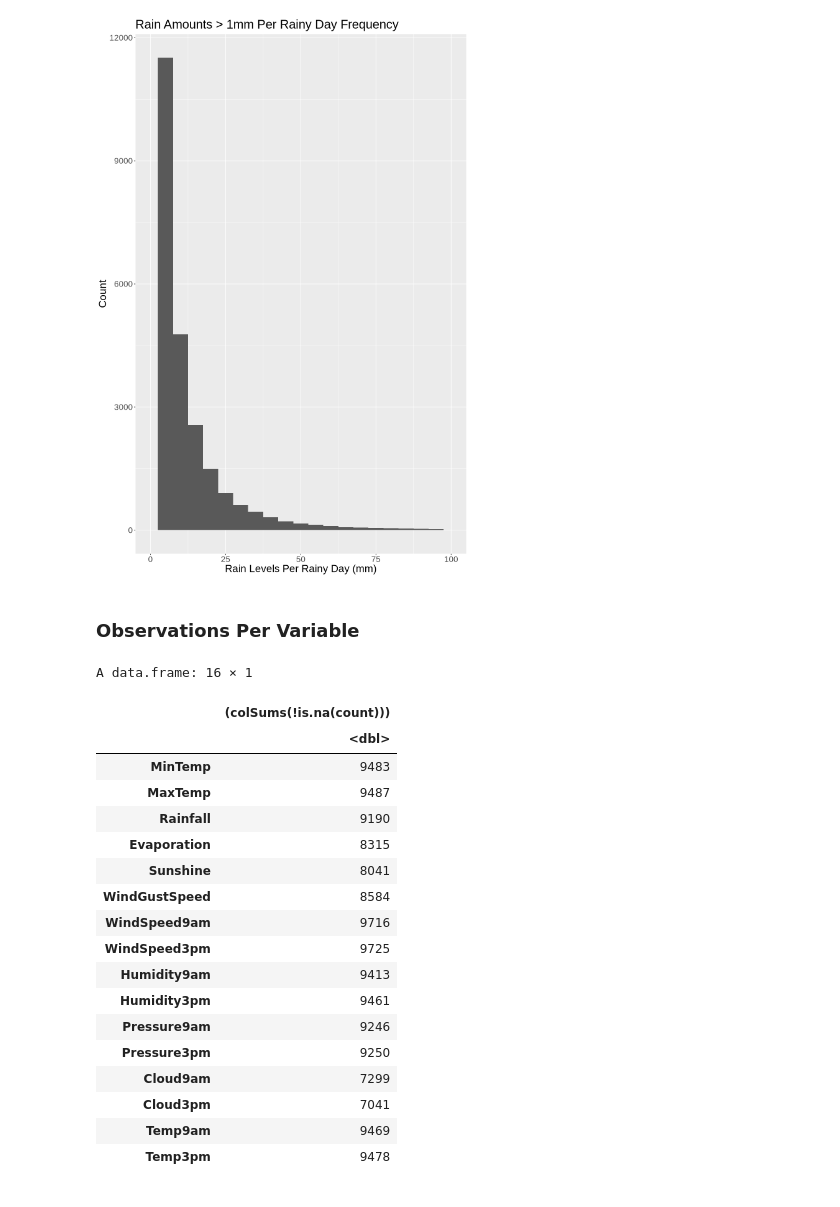
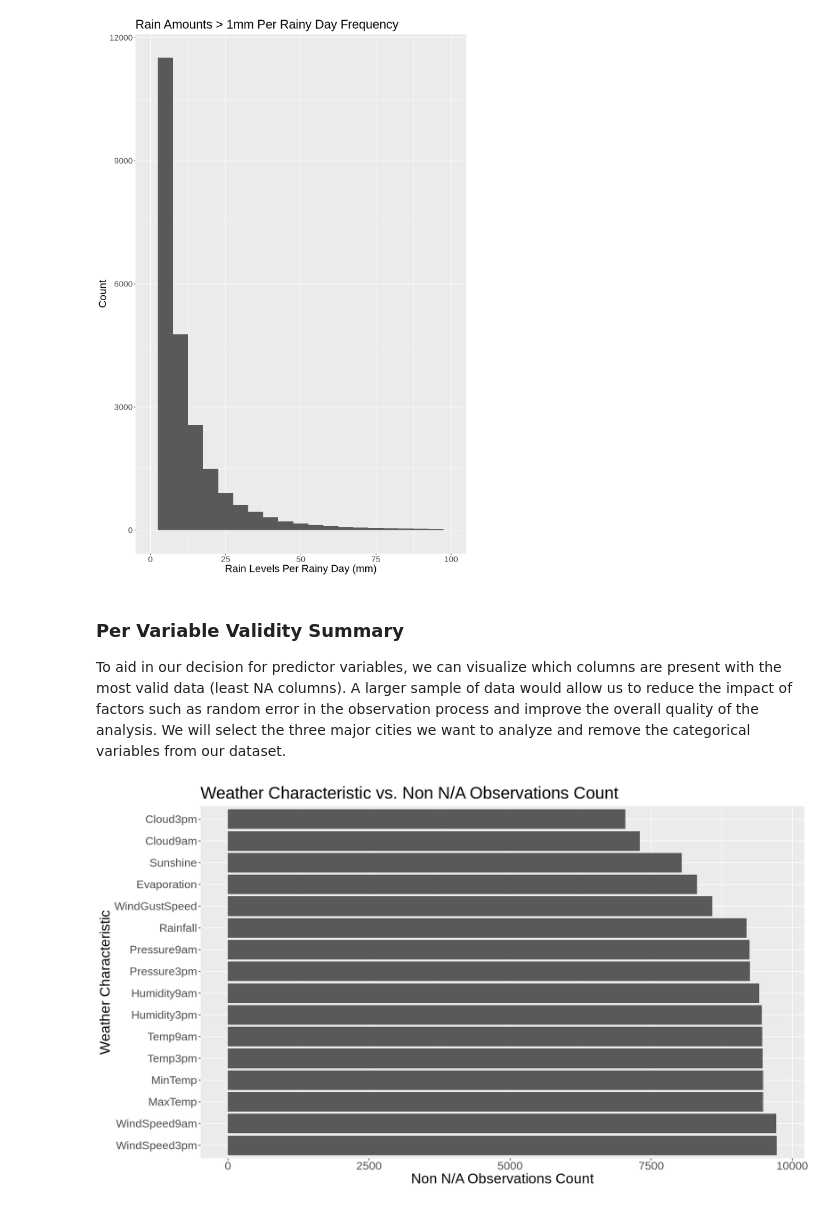
Before and after one commit to Andrewyx/DSCI100-Project-G16, a Jupyter notebook: rain.ipynb, the cells around one changed output. Drawn from its saved outputs; the diff is of its cells as text; code cells hidden in the pictures.

Commit message:
Group Proposal file added
added new formatted file for group proposal. Added summary table for columns.

```diff
--- a/rain.ipynb
+++ b/rain.ipynb
@@ -81,30 +64,27 @@ Warning message:
 “Removed 2 rows containing missing values (`geom_bar()`).”
 [figure]
 # %% [markdown]
-### Observations Per Variable
+### Per Variable Validity Summary
+
+To aid in our decision for predictor variables, we can visualize which columns are present with the most valid data (least NA columns). A larger sample of data would allow us to reduce the impact of factors such as random error in the observation process and improve the overall quality of the analysis. We will select the three major cities we want to analyze and remove the categorical  variables from our dataset.
 # %%
+options(repr.plot.width =14, repr.plot.height = 8)
 count <- weather_data_raw |>
             filter(Location=="Sydney" | Location=="Melbourne" | Location=="Canberra") |>
             select(-WindGustDir, -WindDir9am, -WindDir3pm, -RainToday, -RainTomorrow, -Date, -Location)
+
+# Summarizes each row by counting non N/A cells. Renames the variables afterwards after conversion to data frame
 output <- as.data.frame((colSums(!is.na(count))))
-output
+output <- cbind(rownames(output), output)
+rownames(output) <- NULL
+colnames(output) <- c("measurement","count")
+
+valid_data_plot <- output |>
+                    arrange(desc(count)) |>
+                    ggplot(aes(x=count, fct_reorder(measurement, count, .desc=TRUE))) +
+                        geom_bar(stat="identity") +
+                        labs(x = "Non N/A Observations Count", y = "Weather Characteristic", title = "Weather Characteristic vs. Non N/A Observations Count") +
+                        theme(text = element_text(size = 20))
+valid_data_plot
 # %% [output]
-A data.frame: 16 × 1
-|  | (colSums(!is.na(count))) |
-|  | <dbl> |
-| MinTemp | 9483 |
-| MaxTemp | 9487 |
-| Rainfall | 9190 |
-| Evaporation | 8315 |
-| Sunshine | 8041 |
-| WindGustSpeed | 8584 |
-| WindSpeed9am | 9716 |
-| WindSpeed3pm | 9725 |
-| Humidity9am | 9413 |
-| Humidity3pm | 9461 |
-| Pressure9am | 9246 |
-| Pressure3pm | 9250 |
-| Cloud9am | 7299 |
-| Cloud3pm | 7041 |
-| Temp9am | 9469 |
-| Temp3pm | 9478 |
+[figure, added]
```
Also changed, not shown: parts of 2 cells of this notebook, 1 other file.
